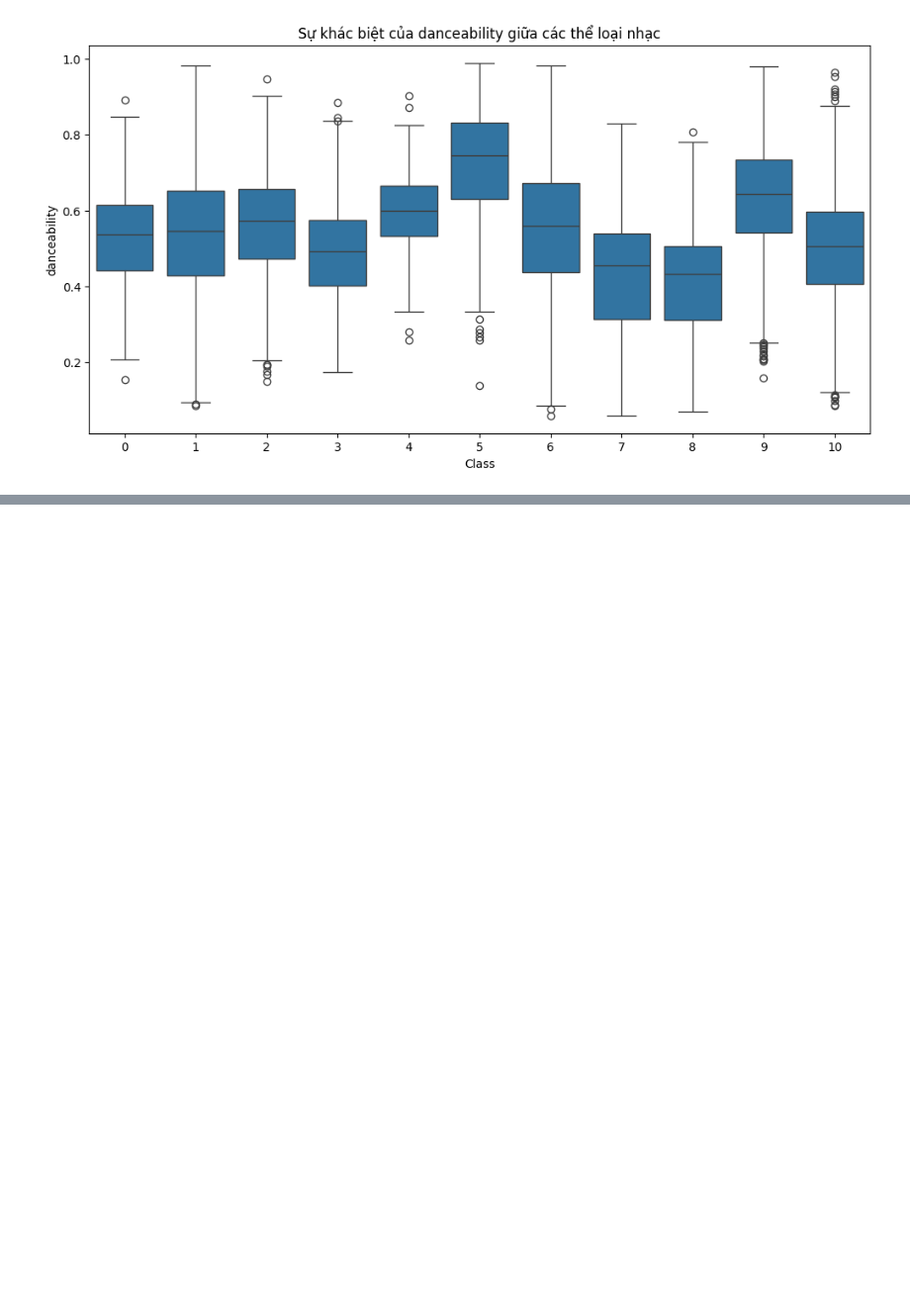
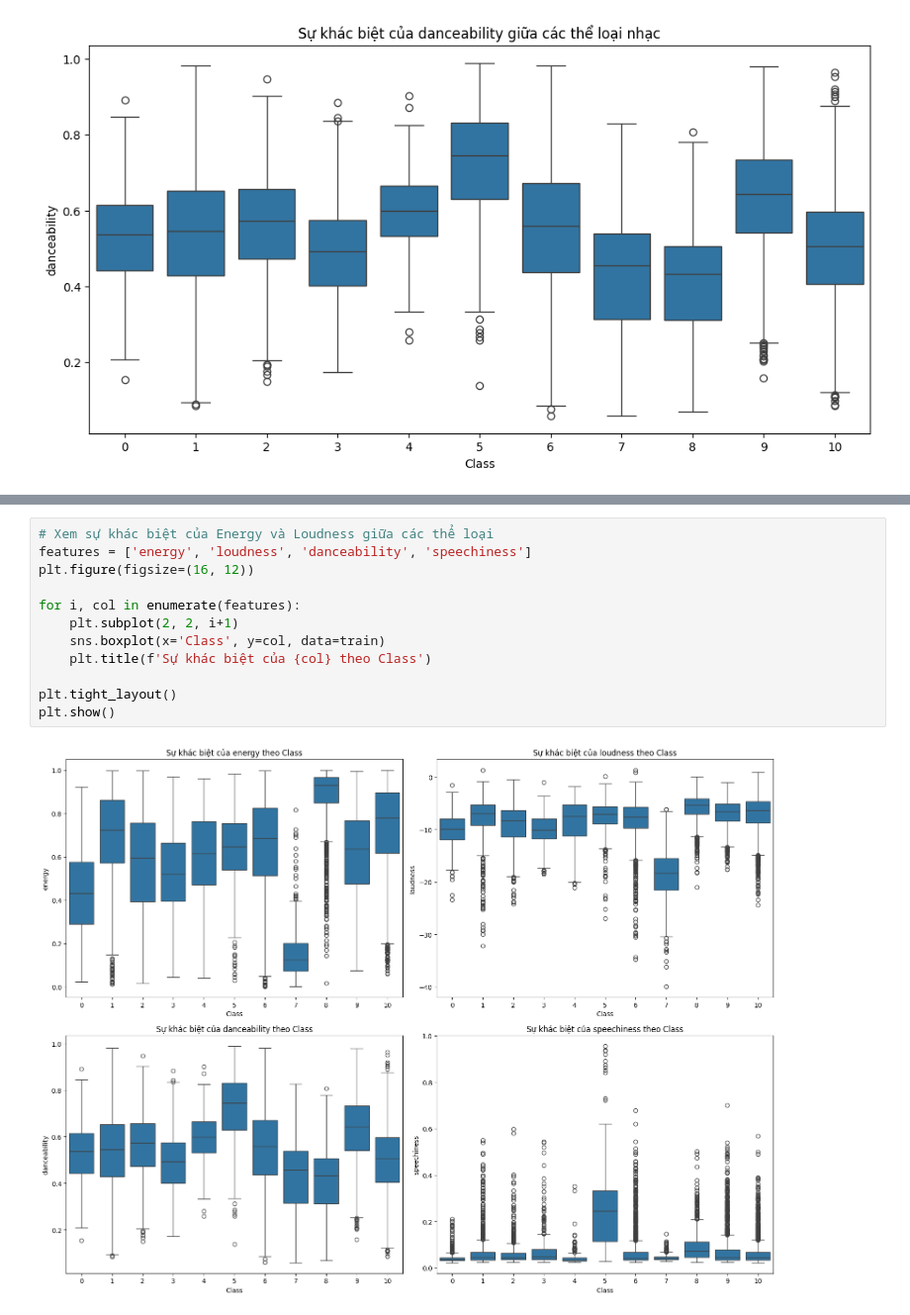
Before and after one commit to phuocle1231236-sys/nhatkykag, a Jupyter notebook: EDA.ipynb, the cells around one changed output, grey strips where cells are left out. Shown at 99% size. Drawn from its saved outputs; the diff is of its cells as text; blank space fills up the shorter version.

```diff
--- a/EDA.ipynb
+++ b/EDA.ipynb
@@ -122,0 +197,14 @@ for feature in features_to_plot:
+# %%
+# Xem sự khác biệt của Energy và Loudness giữa các thể loại
+features = ['energy', 'loudness', 'danceability', 'speechiness']
+plt.figure(figsize=(16, 12))
+
+for i, col in enumerate(features):
+    plt.subplot(2, 2, i+1)
+    sns.boxplot(x='Class', y=col, data=train)
+    plt.title(f'Sự khác biệt của {col} theo Class')
+
+plt.tight_layout()
+plt.show()
+# %% [output]
+[figure, added]
```
Also changed, not shown: parts of 6 cells of this notebook.
